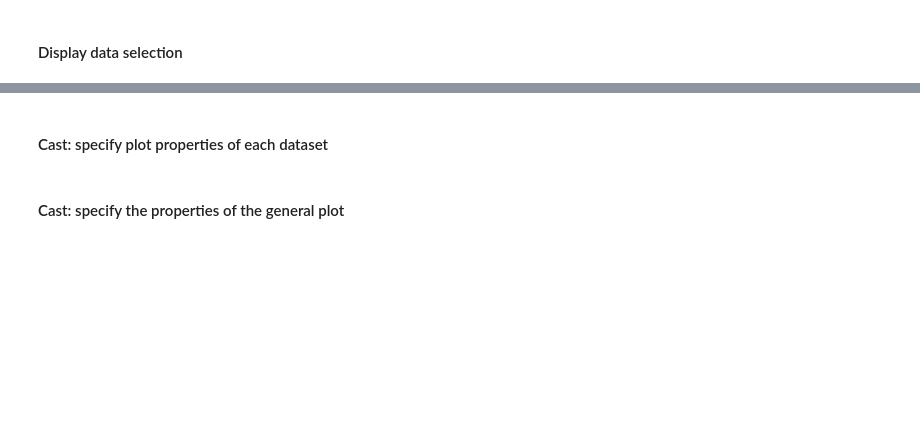
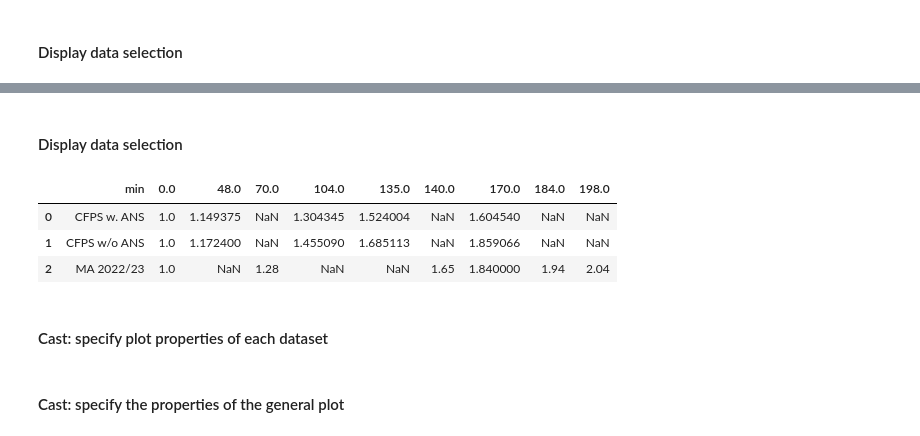
Before and after one commit to cfsb618/Harry-Plotter, a Jupyter notebook: wand.ipynb, the cells around one changed output, grey strips where cells are left out. Drawn from its saved outputs; the diff is of its cells as text; code cells hidden in the pictures; blank space fills up the shorter version.

```diff
--- a/wand.ipynb
+++ b/wand.ipynb
@@ -56 +59,15 @@ spells.data_table
+# %%
+to_remove = None  # [row_n, row_m, ...] or None
+# if you want to remove columns, specify the labels: ["column-name1", column-name2", ...]
+# remove for columns only availabe if "data_organised_in_rows_or_columns" was set to "columns"
+# %% [markdown]
+#### Display data selection
+# %%
+spells.uncast(to_remove)
+spells.data_table
+# %% [output]
+|  | min | 0.0 | 48.0 | 70.0 | 104.0 | 135.0 | 140.0 | 170.0 | 184.0 | 198.0 |
+| 0 | CFPS w. ANS | 1.0 | 1.149375 | NaN | 1.304345 | 1.524004 | NaN | 1.604540 | NaN | NaN |
+| 1 | CFPS w/o ANS | 1.0 | 1.172400 | NaN | 1.455090 | 1.685113 | NaN | 1.859066 | NaN | NaN |
+| 2 | MA 2022/23 | 1.0 | NaN | 1.28 | NaN | NaN | 1.65 | 1.840000 | 1.94 | 2.04 |
 # %%
```
Also changed, not shown: parts of 12 cells of this notebook, 2 other files.
